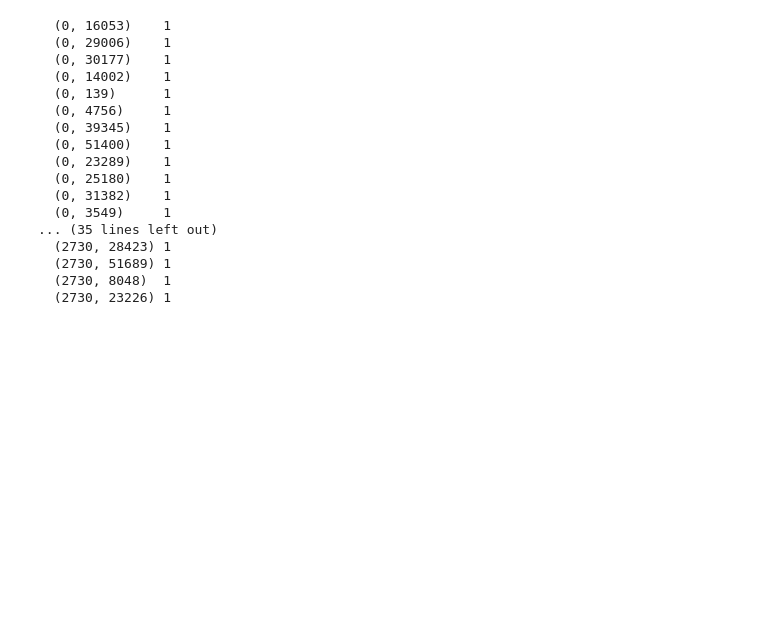
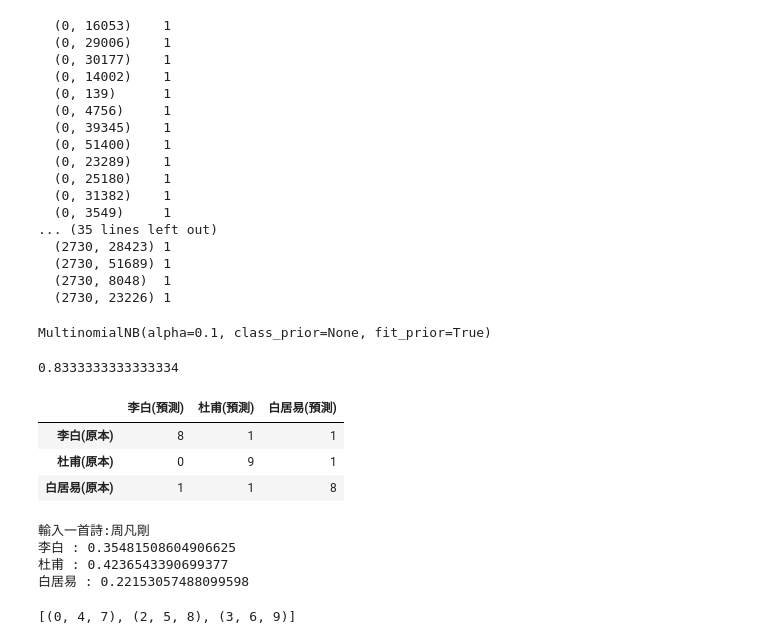
Before and after one commit to crazy85128x/ML0930, a Jupyter notebook: pome.ipynb, the cells around one changed output. Drawn from its saved outputs; the diff is of its cells as text; code cells hidden in the pictures; blank space fills up the shorter version.

```diff
--- a/pome.ipynb
+++ b/pome.ipynb
@@ -151,3 +151,41 @@ print(x_train_count)
 # x_train_count
 # print(x_train_count)
 # vec.vocabulary_["\r\n"]
+# %%
+from sklearn.naive_bayes import MultinomialNB
+clf = MultinomialNB(alpha=0.1)
+clf.fit(x_train_count, y_train)
+# %% [output]
+MultinomialNB(alpha=0.1, class_prior=None, fit_prior=True)
+# %%
+from sklearn.metrics import accuracy_score
+pre = clf.predict(x_test_count)
+accuracy_score(pre, y_test)
+# %% [output]
+0.8333333333333334
+# %%
+from sklearn.metrics import confusion_matrix
+mat = confusion_matrix(y_test, pre)
+pd.DataFrame(mat,
+       index=[name + "(原本)" for name in writers],
+       columns=[name + "(預測)" for name in writers],)
+# %% [output]
+|  | 李白(預測) | 杜甫(預測) | 白居易(預測) |
+| 李白(原本) | 8 | 1 | 1 |
+| 杜甫(原本) | 0 | 9 | 1 |
+| 白居易(原本) | 1 | 1 | 8 |
+# %%
+p = input("輸入一首詩:")
+x_predict = vec.transform([poemcut(p)])
+proba = clf.predict_proba(x_predict)[0]
+for w, p in zip(writers, proba):
+  print(w, ":", p)
+# %% [output]
+輸入一首詩:周凡剛
+李白 : 0.35481508604906625
+杜甫 : 0.4236543390699377
+白居易 : 0.22153057488099598
+# %%
+list(zip([0,2,3],[4,5,6],[7,8,9]))
+# %% [output]
+[(0, 4, 7), (2, 5, 8), (3, 6, 9)]
```
